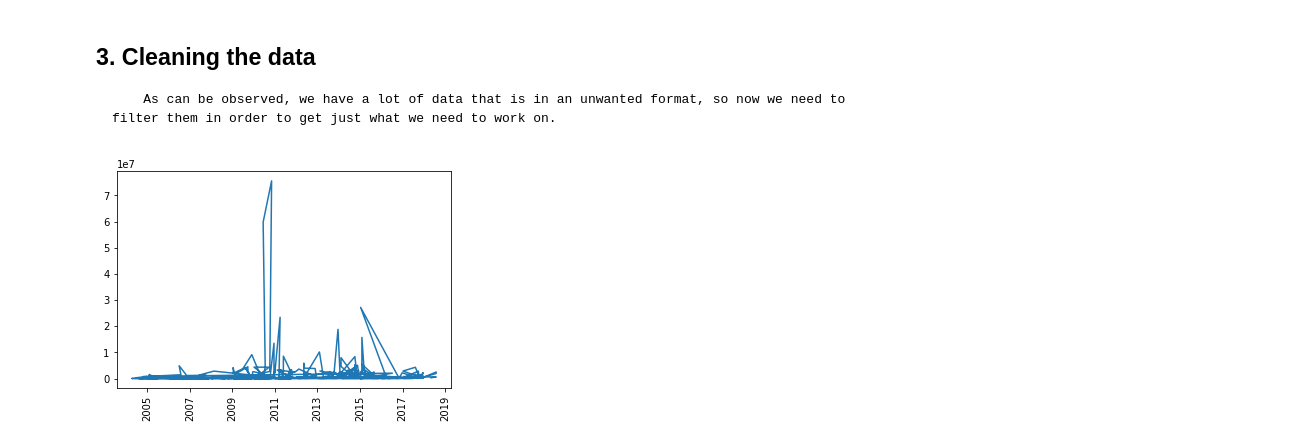
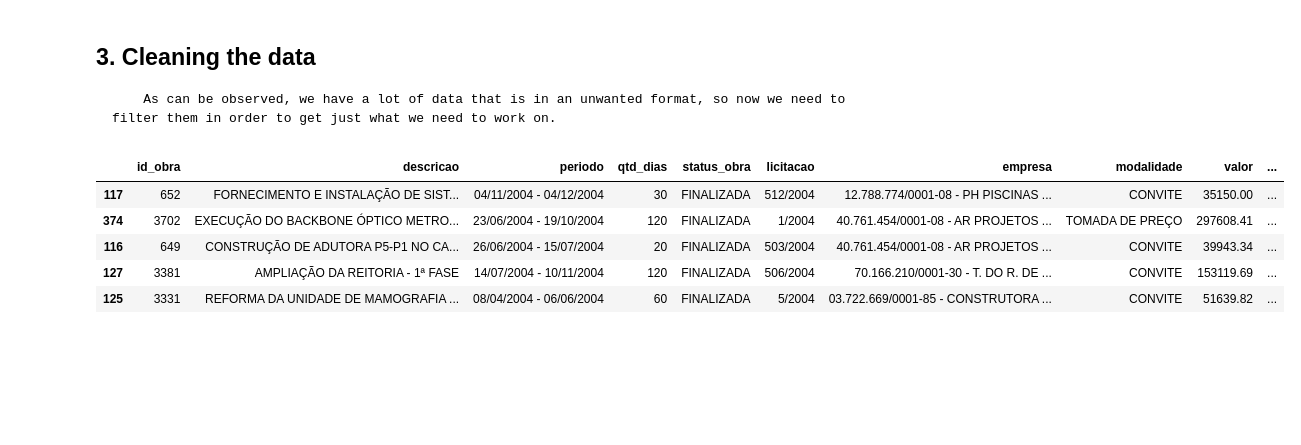
Before and after one commit to louisestella/DataAnalysis, a Jupyter notebook: prob_project.ipynb, the cells around one changed output. Drawn from its saved outputs; the diff is of its cells as text; code cells hidden in the pictures; blank space fills up the shorter version.

```diff
--- a/prob_project.ipynb
+++ b/prob_project.ipynb
@@ -35,31 +35,35 @@ obras.head()
 # %%
 import pandas as pd
 import matplotlib.pyplot as plt
+import seaborn as sns
 
 obras = pd.read_csv("obras.csv",sep=";")
 
-#linpando a coluna 'valor'
+#limpando a coluna 'valor'
 values = []
 for i in obras.valor:
     i = i.split(" ")
     i = i[-1]
     i = i.replace('.','')
     i = i.replace(',','.')
     i = float(i)
     values.append(i)
 
 obras['valor'] = pd.DataFrame(values)
 
 #criando nova coluna 'years'
 years = []
 for i in obras.periodo:
     i = i.split(' ')[0]
     years.append(i)
 
-years = pd.to_datetime(years)
-
-plt.plot(years,obras['valor'])
-plt.xticks(rotation=90)
-plt.show()
+obras['years'] = pd.to_datetime(years)
+obras = obras.sort_values('years')
+obras.head()
 # %% [output]
-[figure, removed]
+|  | id_obra | descricao | periodo | qtd_dias | status_obra | licitacao | empresa | modalidade | valor | ... |
+| 117 | 652 | FORNECIMENTO E INSTALAÇÃO DE SIST... | 04/11/2004 - 04/12/2004 | 30 | FINALIZADA | 512/2004 | 12.788.774/0001-08 - PH PISCINAS ... | CONVITE | 35150.00 | ... |
+| 374 | 3702 | EXECUÇÃO DO BACKBONE ÓPTICO METRO... | 23/06/2004 - 19/10/2004 | 120 | FINALIZADA | 1/2004 | 40.761.454/0001-08 - AR PROJETOS ... | TOMADA DE PREÇO | 297608.41 | ... |
+| 116 | 649 | CONSTRUÇÃO DE ADUTORA P5-P1 NO CA... | 26/06/2004 - 15/07/2004 | 20 | FINALIZADA | 503/2004 | 40.761.454/0001-08 - AR PROJETOS ... | CONVITE | 39943.34 | ... |
+| 127 | 3381 | AMPLIAÇÃO DA REITORIA - 1ª FASE | 14/07/2004 - 10/11/2004 | 120 | FINALIZADA | 506/2004 | 70.166.210/0001-30 - T. DO R. DE ... | CONVITE | 153119.69 | ... |
+| 125 | 3331 | REFORMA DA UNIDADE DE MAMOGRAFIA ... | 08/04/2004 - 06/06/2004 | 60 | FINALIZADA | 5/2004 | 03.722.669/0001-85 - CONSTRUTORA ... | CONVITE | 51639.82 | ... |
```
Also changed, not shown: parts of 2 cells of this notebook.
